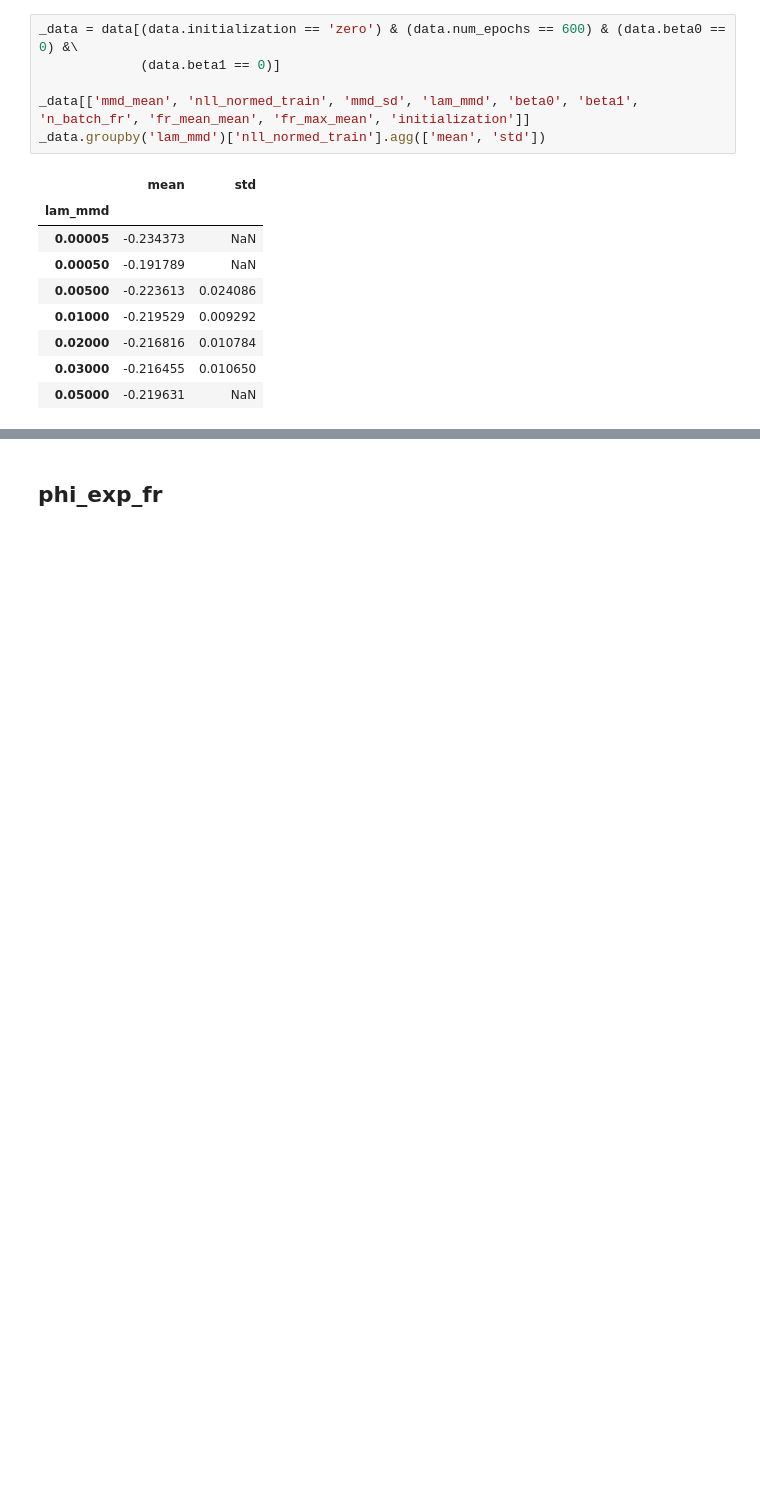
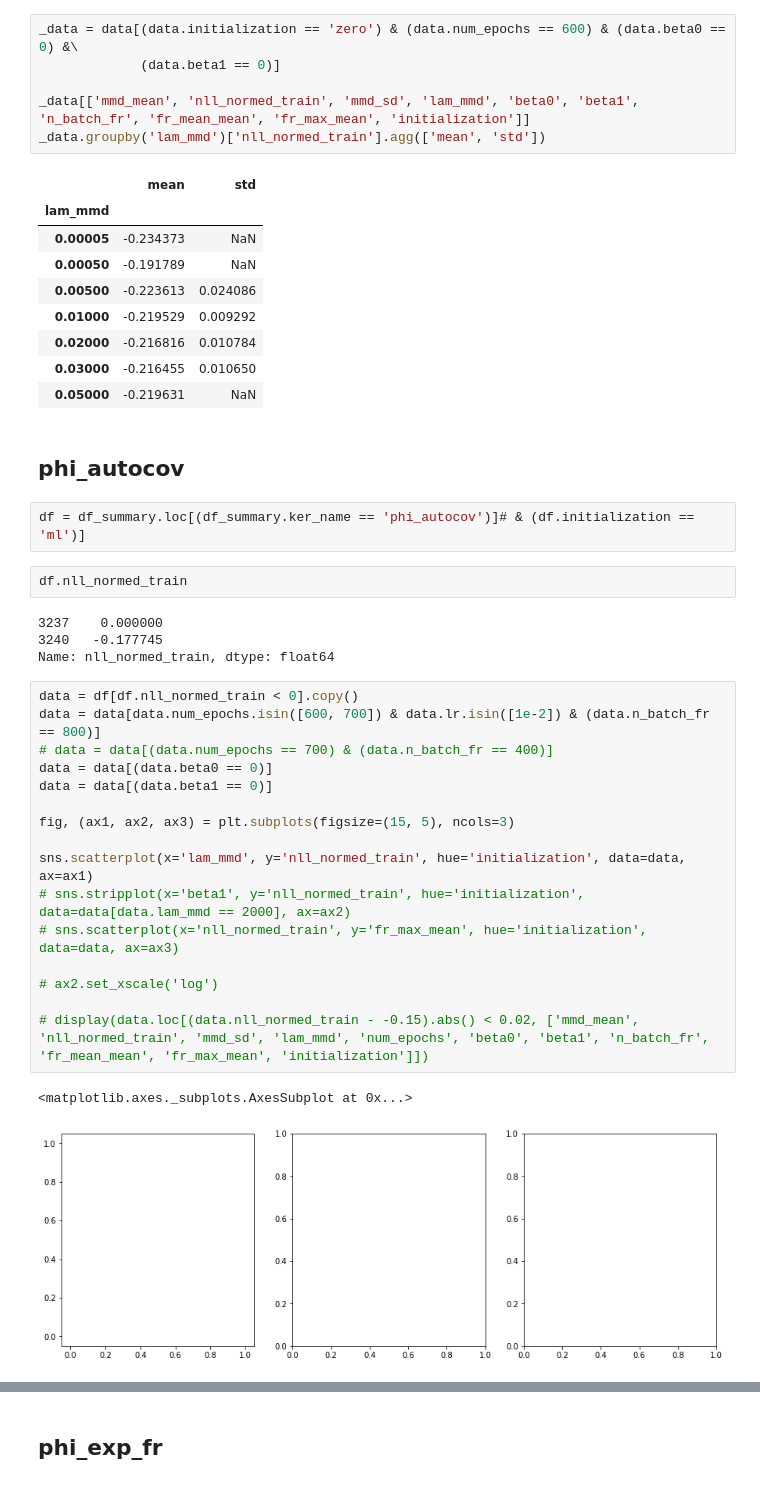
Before and after one commit to diegoarri91/mmd-glm, a Jupyter notebook: experiments/figure4/analysis.ipynb, the cells around one changed output, grey strips where cells are left out. Cells and saved outputs as stored; diff of their text form; blank space fills up the shorter version.

```diff
--- a/experiments/figure4/analysis.ipynb
+++ b/experiments/figure4/analysis.ipynb
@@ -164,3 +188,32 @@ _data.groupby('lam_mmd')['nll_normed_train'].agg(['mean', 'std'])
 | 0.02000 | -0.216816 | 0.010784 |
 | 0.03000 | -0.216455 | 0.010650 |
 | 0.05000 | -0.219631 | NaN |
+# %% [markdown]
+## phi_autocov
+# %%
+df = df_summary.loc[(df_summary.ker_name == 'phi_autocov')]# & (df.initialization == 'ml')]
+# %%
+df.nll_normed_train
+# %% [output]
+3237    0.000000
+3240   -0.177745
+Name: nll_normed_train, dtype: float64
+# %%
+data = df[df.nll_normed_train < 0].copy()
+data = data[data.num_epochs.isin([600, 700]) & data.lr.isin([1e-2]) & (data.n_batch_fr == 800)]
+# data = data[(data.num_epochs == 700) & (data.n_batch_fr == 400)]
+data = data[(data.beta0 == 0)]
+data = data[(data.beta1 == 0)]
+
+fig, (ax1, ax2, ax3) = plt.subplots(figsize=(15, 5), ncols=3)
+
+sns.scatterplot(x='lam_mmd', y='nll_normed_train', hue='initialization', data=data, ax=ax1)
+# sns.stripplot(x='beta1', y='nll_normed_train', hue='initialization', data=data[data.lam_mmd == 2000], ax=ax2)
+# sns.scatterplot(x='nll_normed_train', y='fr_max_mean', hue='initialization', data=data, ax=ax3)
+
+# ax2.set_xscale('log')
+
+# display(data.loc[(data.nll_normed_train - -0.15).abs() < 0.02, ['mmd_mean', 'nll_normed_train', 'mmd_sd', 'lam_mmd', 'num_epochs', 'beta0', 'beta1', 'n_batch_fr', 'fr_mean_mean', 'fr_max_mean', 'initialization']])
+# %% [output]
+<matplotlib.axes._subplots.AxesSubplot at 0x...>
+[figure, added]
```
Also changed, not shown: parts of 4 cells of this notebook, 12 other files.
